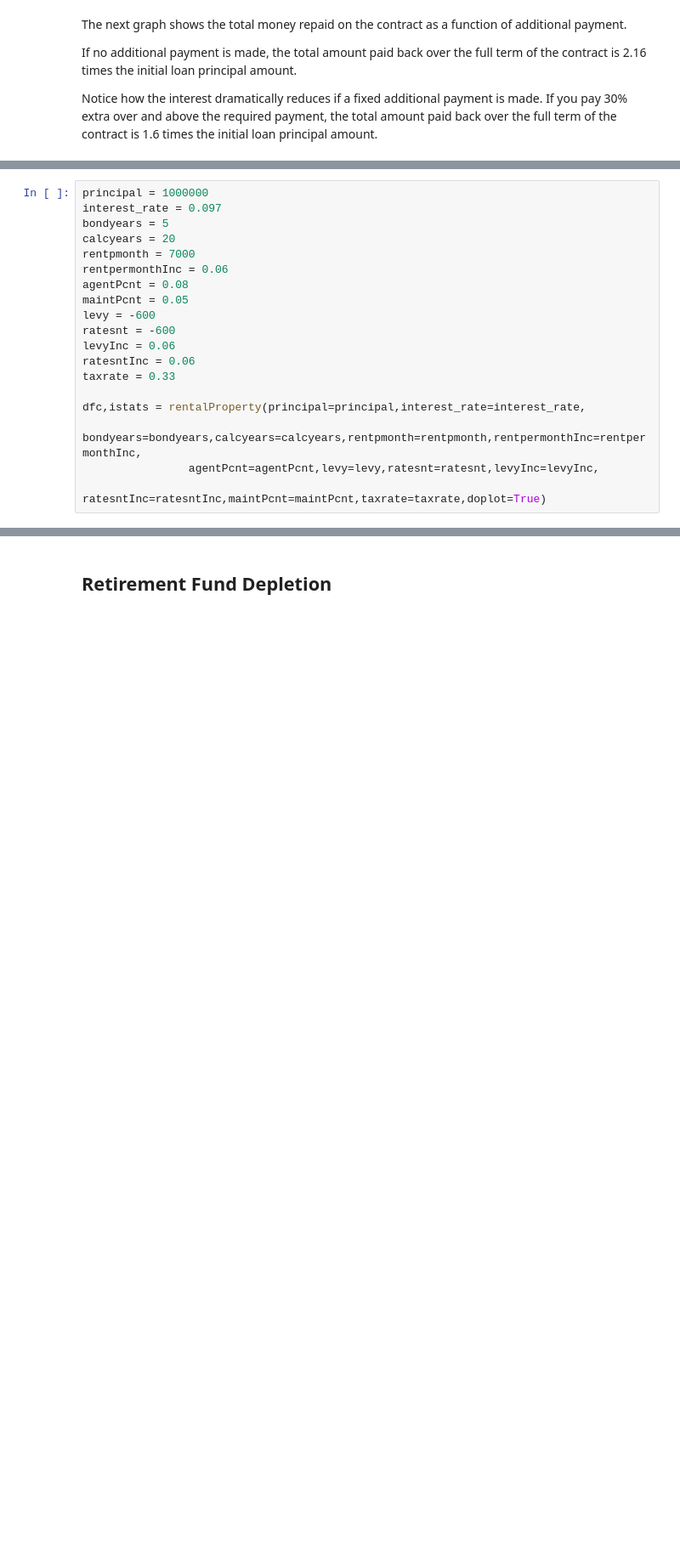
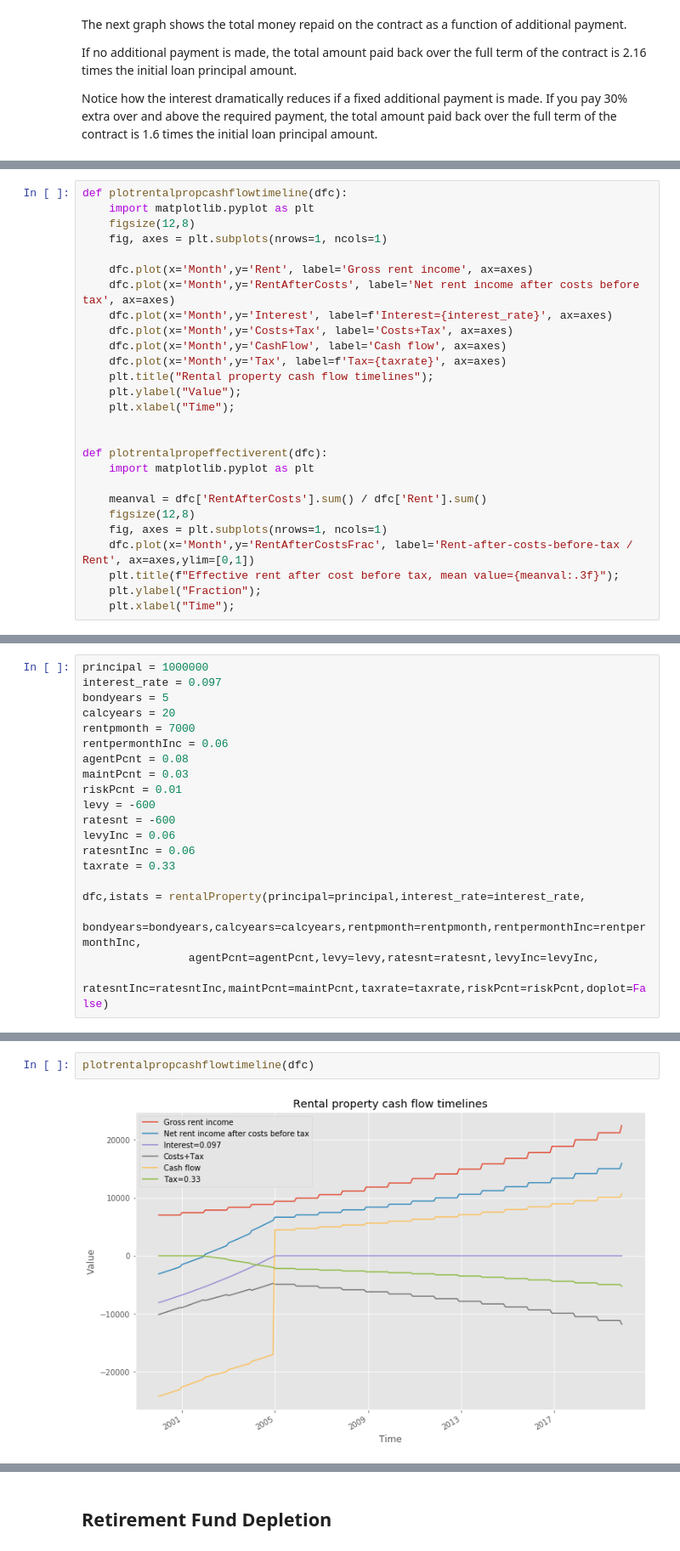
Before and after one commit to NelisW/RetirementPlanning, a Jupyter notebook: PersonalFinancialPlanning.ipynb, the cells around one changed output, grey strips where cells are left out. Shown at 85% size. Drawn from its saved outputs; the diff is of its cells as text; blank space fills up the shorter version.

Commit message:
Added risk and comparing expensive and low cost property

```diff
--- a/PersonalFinancialPlanning.ipynb
+++ b/PersonalFinancialPlanning.ipynb
@@ -825,0 +810,27 @@ Note also that the cash flow income growth is slower than the rent growth (the l
+# %%
+def plotrentalpropcashflowtimeline(dfc):
+    import matplotlib.pyplot as plt
+    figsize(12,8)
+    fig, axes = plt.subplots(nrows=1, ncols=1)
+
+    dfc.plot(x='Month',y='Rent', label='Gross rent income', ax=axes)
+    dfc.plot(x='Month',y='RentAfterCosts', label='Net rent income after costs before tax', ax=axes)
+    dfc.plot(x='Month',y='Interest', label=f'Interest={interest_rate}', ax=axes)
+    dfc.plot(x='Month',y='Costs+Tax', label='Costs+Tax', ax=axes)
+    dfc.plot(x='Month',y='CashFlow', label='Cash flow', ax=axes)
+    dfc.plot(x='Month',y='Tax', label=f'Tax={taxrate}', ax=axes)
+    plt.title("Rental property cash flow timelines");
+    plt.ylabel("Value");
+    plt.xlabel("Time");
+
+
+def plotrentalpropeffectiverent(dfc):
+    import matplotlib.pyplot as plt
+
+    meanval = dfc['RentAfterCosts'].sum() / dfc['Rent'].sum()
+    figsize(12,8)
+    fig, axes = plt.subplots(nrows=1, ncols=1)
+    dfc.plot(x='Month',y='RentAfterCostsFrac', label='Rent-after-costs-before-tax / Rent', ax=axes,ylim=[0,1])
+    plt.title(f"Effective rent after cost before tax, mean value={meanval:.3f}");
+    plt.ylabel("Fraction");
+    plt.xlabel("Time");
@@ -831,7 +849,8 @@ calcyears = 20
 rentpmonth = 7000
 rentpermonthInc = 0.06
 agentPcnt = 0.08
-maintPcnt = 0.05
+maintPcnt = 0.03
+riskPcnt = 0.01
 levy = -600
 ratesnt = -600
 levyInc = 0.06
@@ -841,4 +860,4 @@ taxrate = 0.33
 dfc,istats = rentalProperty(principal=principal,interest_rate=interest_rate,
                 bondyears=bondyears,calcyears=calcyears,rentpmonth=rentpmonth,rentpermonthInc=rentpermonthInc,
                 agentPcnt=agentPcnt,levy=levy,ratesnt=ratesnt,levyInc=levyInc,
-                ratesntInc=ratesntInc,maintPcnt=maintPcnt,taxrate=taxrate,doplot=True)
+                ratesntInc=ratesntInc,maintPcnt=maintPcnt,taxrate=taxrate,riskPcnt=riskPcnt,doplot=False)
@@ -866,0 +892,4 @@ dtype: float64
+# %%
+plotrentalpropcashflowtimeline(dfc)
+# %% [output]
+[figure, added]
```
Also changed, not shown: parts of 28 cells of this notebook, 1 other file.
